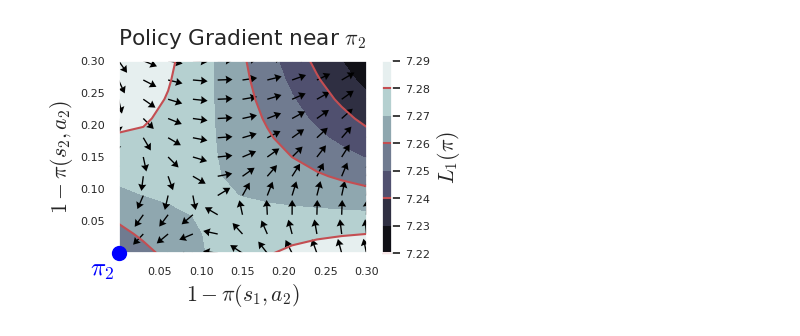
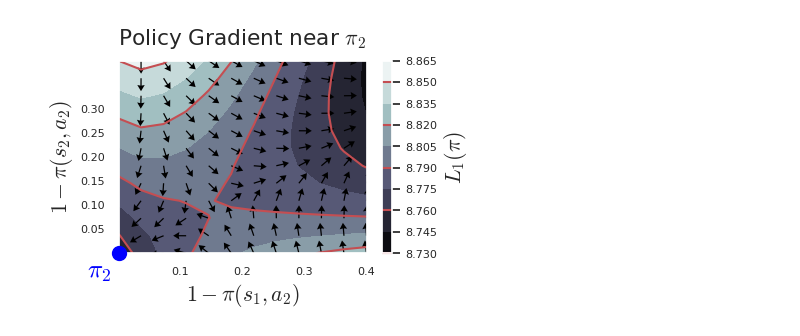
Before and after one commit to matsuolab/RCMDP-Epigraph, a Jupyter notebook: grad-conflict.ipynb, the cells around one changed output. Drawn from its saved outputs; the diff is of its cells as text; code cells hidden in the pictures.

```diff
--- a/grad-conflict.ipynb
+++ b/grad-conflict.ipynb
@@ -26,7 +26,7 @@ class RCMDP(NamedTuple):
 S, A = 4, 2  # state and action space sizes
 N = 1  # number of constraints
 USIZE = 2  # size of uncertainty set
-DISCOUNT = 0.75
+DISCOUNT = 0.8
 
 assert USIZE == 2
 assert N == 1
@@ -46,18 +46,18 @@ def create_rcmdp():
 
     eps = 1 - DISCOUNT
     # objective
-    costs[0, 0, 0] = 0
+    costs[0, 0, 0] = 0 + eps
     costs[0, 0, 1] = 1
-    costs[0, 1, 0] = 1 + eps
+    costs[0, 1, 0] = 1
     costs[0, 1, 1] = 1
     costs[0, 2, :] = 1
     costs[0, 3, :] = 0
 
     # constraint
-    costs[1, 0, 0] = 1 + eps
-    costs[1, 0, 1] = DISCOUNT
+    costs[1, 0, 0] = 1
+    costs[1, 0, 1] = DISCOUNT - eps
     costs[1, 1, 0] = 1
-    costs[1, 1, 1] = 1
+    costs[1, 1, 1] = 1 - eps
     costs[1, 2, :] = 0
     costs[1, 3, :] = 1
     costs = jnp.array(costs)
@@ -196,7 +196,7 @@ ax = plt.axes()
 ax.set_xlabel(r"$1 - \pi(s_1, a_2)$")
 ax.set_ylabel(r"$1 - \pi(s_2, a_2)$")
 
-resol = 11
+resol = 12
 
 def compute_L_for_plot_area(x1, x2, y1, y2):
     # pi11 = np.logspace(np.log(x1), np.log(x2), resol)
@@ -226,36 +226,36 @@ def compute_L_for_plot_area(x1, x2, y1, y2):
 
     Z, U, V = np.array(Ls), np.array(U), np.array(V)
     norm = np.linalg.norm(np.array((U, V)), axis=0)
-    U = U / norm * 0.006
-    V = V / norm * 0.006
+    U = U / norm * 0.007
+    V = V / norm * 0.007
     return X, Y, Z, U, V
 
 
-# X, Y, Z, U, V = compute_L_for_plot_area(0.93, 1, 0.93, 1)
-X, Y, Z, U, V = compute_L_for_plot_area(0, 0.3, 0, 0.3)
+# X, Y, Z, U, V = compute_L_for_plot_area(0., 1, 0., 1)
+X, Y, Z, U, V = compute_L_for_plot_area(0, 0.4, 0, 0.4)
 CS1 = ax.contourf(X, Y, Z, cmap=plt.cm.bone)
 CS2 = ax.contour(CS1, levels=CS1.levels[::2], colors='r')
 
 cbar = fig.colorbar(CS1)
 cbar.ax.set_ylabel(r"$L_1(\pi)$")
 cbar.add_lines(CS2)
 cbar.ax.tick_params(labelsize=8)
 
 ax.quiver(X, Y, U, V, units='xy', scale=0.3, color='black', headwidth=6)
 ax.tick_params(axis='both', which='major', labelsize=8)
 ax.set_yticks(np.arange(0, 0.33, 0.05))
 plt.scatter(0, 0, s=100, color="blue", clip_on=False, zorder=10)
 xlabels = [item.get_text() for item in ax.get_xticklabels()]
 xlabels[0] = ""
 ylabels = [item.get_text() for item in ax.get_yticklabels()]
 ylabels[0] = ""
 ax.set_xticklabels(xlabels)
 ax.set_yticklabels(ylabels)
 
-plt.text(-0.035, -0.035, r"$\pi_2$", fontsize=18, color="blue")
+plt.text(-0.05, -0.05, r"$\pi_2$", fontsize=18, color="blue")
 plt.title(r"Policy Gradient near $\pi_2$", y=1.04)
 
 plt.savefig(f"conflict.pdf", bbox_inches="tight")
 plt.savefig(f"conflict.png", bbox_inches="tight")
 # %% [output]
-[figure, old version]
+[figure, new version]
```
Also changed, not shown: 2 other files.
